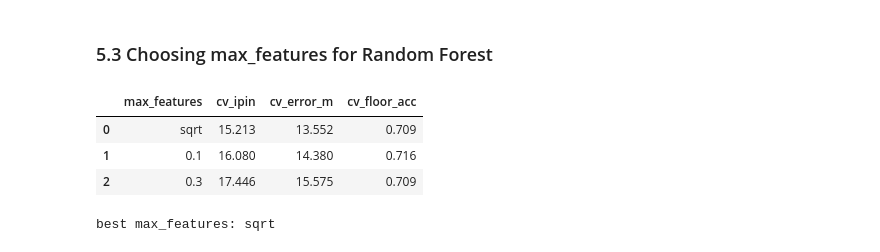
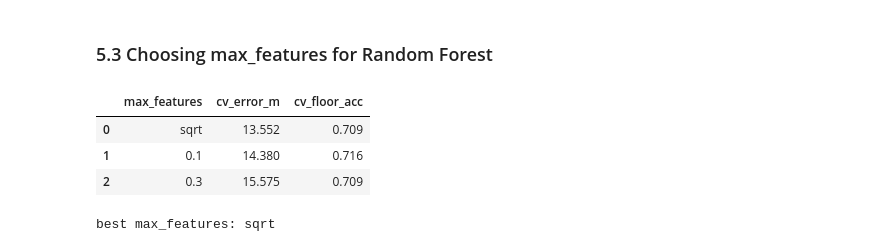
Before and after one commit to rishiraj38/indoor-location-wifi, a Jupyter notebook: notebooks/phase1_ml_baseline.ipynb, the cells around one changed output. Saved outputs shown, nothing was run; the diff lists cells and outputs as text; code cells hidden in the pictures.

```diff
--- a/notebooks/phase1_ml_baseline.ipynb
+++ b/notebooks/phase1_ml_baseline.ipynb
@@ -368,11 +368,11 @@ feature_versions = {
 rows = []
 for name, cfg in feature_versions.items():
     s = cv_score(lambda cfg=cfg: HierarchicalModel("rf", features=FingerprintFeatures(**cfg), n_estimators=200))
-    rows.append({"features": name, "model": "RF per-building", "cv_ipin": s.ipin_score_m, "cv_error_m": s.mean_error_m})
+    rows.append({"features": name, "model": "RF per-building", "cv_error_m": s.mean_error_m, "cv_floor_acc": s.building_floor_acc})
 for name in ["raw (not heard = -105)", "positive", "powed", "raw + heard flags"]:
     cfg = feature_versions[name]
     s = cv_score(lambda cfg=cfg: IndependentModel("knn", features=FingerprintFeatures(**cfg), k=5))
-    rows.append({"features": name, "model": "k-NN (k=5)", "cv_ipin": s.ipin_score_m, "cv_error_m": s.mean_error_m})
+    rows.append({"features": name, "model": "k-NN (k=5)", "cv_error_m": s.mean_error_m, "cv_floor_acc": s.building_floor_acc})
 feat_cv = pd.DataFrame(rows)
 feat_cv
 # %% [output]
@@ -409,7 +409,7 @@ best_features = dict(representation="raw", add_indicators=False, add_summary=Fal
 knn_rows = []
 for k in [1, 3, 5, 7, 11]:
     s = cv_score(lambda k=k: IndependentModel("knn", features=FingerprintFeatures(**best_features), k=k))
-    knn_rows.append({"k": k, "cv_ipin": s.ipin_score_m, "cv_error_m": s.mean_error_m, "cv_floor_acc": s.building_floor_acc})
+    knn_rows.append({"k": k, "cv_error_m": s.mean_error_m, "cv_floor_acc": s.building_floor_acc})
 knn_cv = pd.DataFrame(knn_rows)
 knn_cv
 # %% [output]
@@ -436,14 +436,14 @@ best k: 5
 # %%
 rf_rows = []
 for mf in ["sqrt", 0.1, 0.3]:
     s = cv_score(lambda mf=mf: HierarchicalModel("rf", features=FingerprintFeatures(**best_features),
                                                   max_features=mf, n_estimators=300))
-    rf_rows.append({"max_features": mf, "cv_ipin": s.ipin_score_m, "cv_error_m": s.mean_error_m, "cv_floor_acc": s.building_floor_acc})
+    rf_rows.append({"max_features": mf, "cv_error_m": s.mean_error_m, "cv_floor_acc": s.building_floor_acc})
 rf_cv = pd.DataFrame(rf_rows)
 rf_cv
 # %% [output]
-|  | max_features | cv_ipin | cv_error_m | cv_floor_acc |
-| 0 | sqrt | 15.213 | 13.552 | 0.709 |
-| 1 | 0.1 | 16.080 | 14.380 | 0.716 |
-| 2 | 0.3 | 17.446 | 15.575 | 0.709 |
+|  | max_features | cv_error_m | cv_floor_acc |
+| 0 | sqrt | 13.552 | 0.709 |
+| 1 | 0.1 | 14.380 | 0.716 |
+| 2 | 0.3 | 15.575 | 0.709 |
 # %%
```
Also changed, not shown: parts of 8 cells of this notebook, 18 other files.
